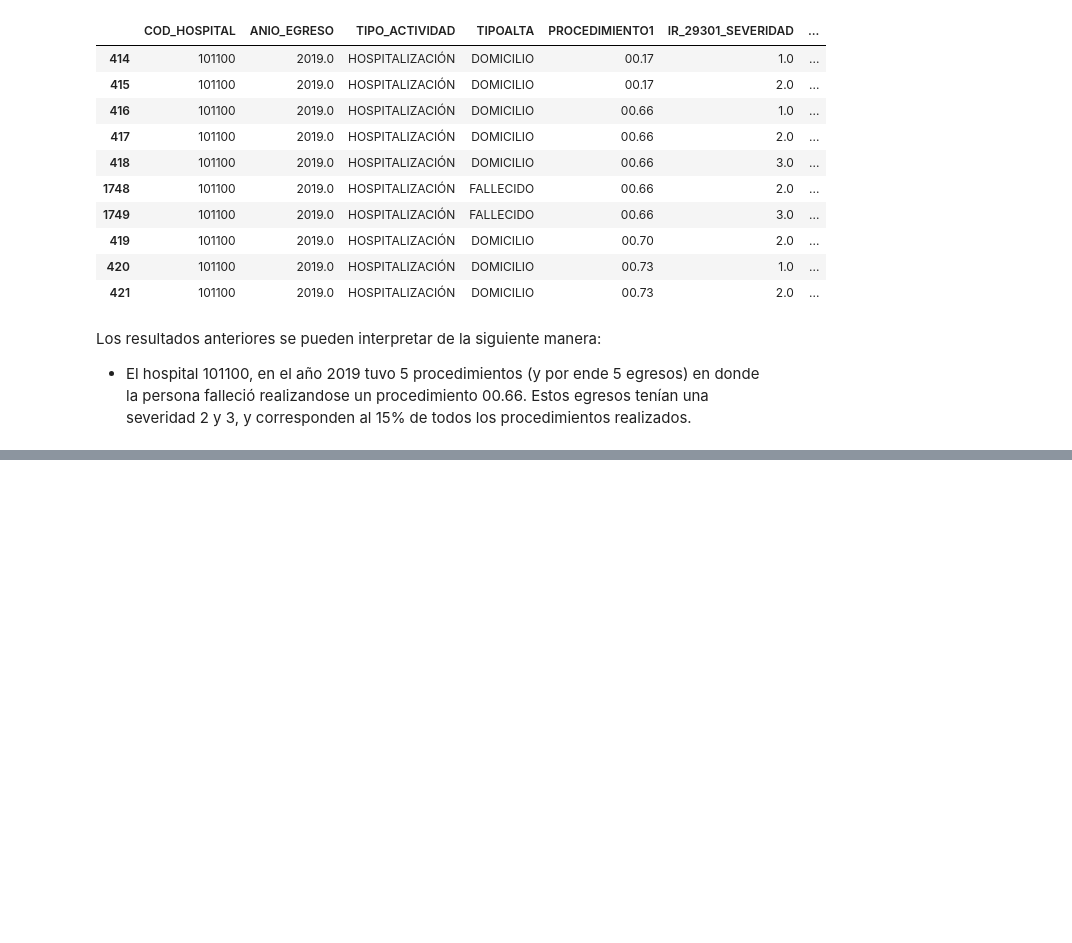
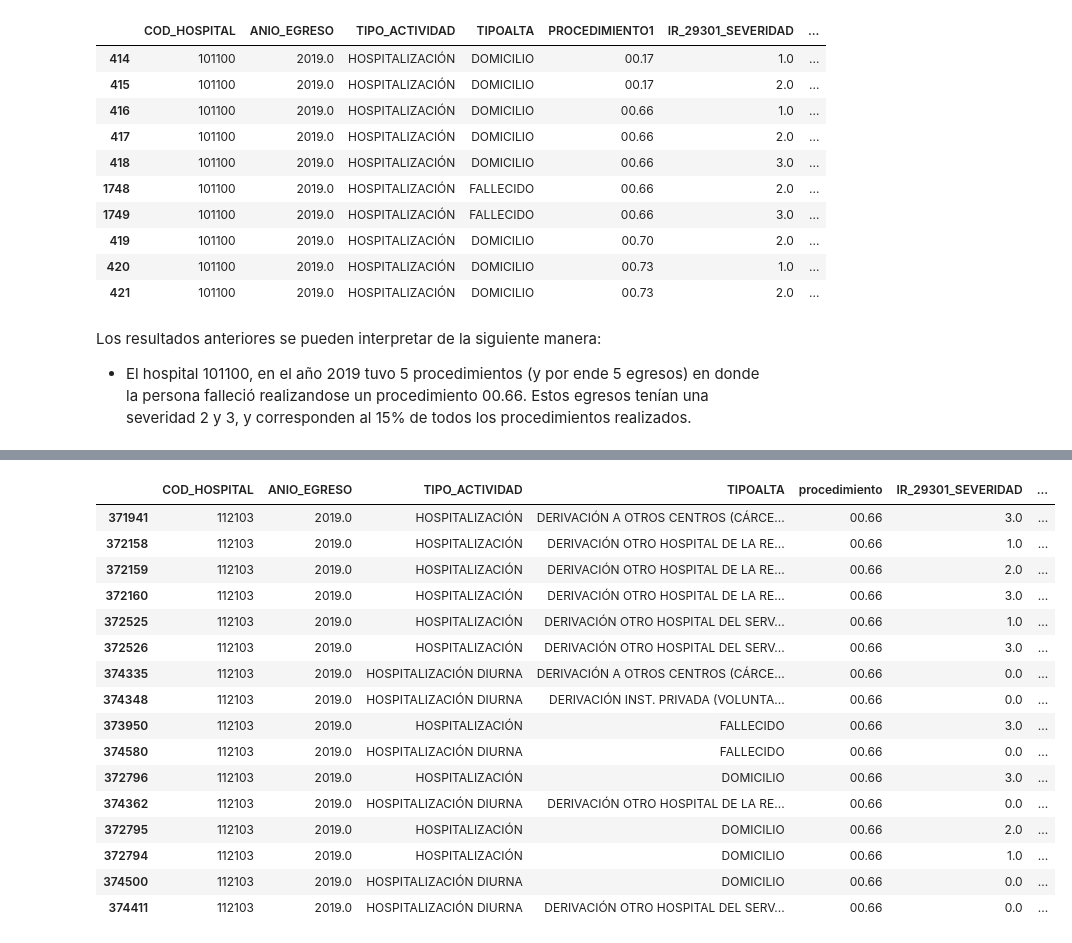
Before and after one commit to JavierRojas14/grd, a Jupyter notebook: notebooks/2.0-jrb-number-of-procedures-per-diagnosis.ipynb, the cells around one changed output, grey strips where cells are left out. Saved outputs shown, nothing was run; the diff lists cells and outputs as text; code cells hidden in the pictures; blank space fills up the shorter version.

```diff
--- a/notebooks/2.0-jrb-number-of-procedures-per-diagnosis.ipynb
+++ b/notebooks/2.0-jrb-number-of-procedures-per-diagnosis.ipynb
@@ -380,3 +393,36 @@ desglose_procedimientos.to_csv(
     sep=";",
     decimal=".",
 )
+# %%
+procedimientos_severidad_y_mortalidad = pd.melt(
+    df_procesada,
+    id_vars=[
+        "COD_HOSPITAL",
+        "ANIO_EGRESO",
+        "TIPO_ACTIVIDAD",
+        "CIP_ENCRIPTADO",
+        "TIPOALTA",
+        "DIAGNOSTICO1",
+        "IR_29301_PESO",
+        "IR_29301_SEVERIDAD",
+    ],
+    value_vars=vars_procedimientos.keys(),
+    value_name="procedimiento",
+)
+# %%
+desglose_procedimientos_2 = procedimientos_severidad_y_mortalidad.groupby(
+    [
+        "COD_HOSPITAL",
+        "ANIO_EGRESO",
+        "TIPO_ACTIVIDAD",
+        "TIPOALTA",
+        "procedimiento",
+        "IR_29301_SEVERIDAD",
+    ]
+).agg(cantidad_procedimientos=("procedimiento", "count"), peso_grd_medio=("IR_29301_PESO", "mean"))
+
+display(desglose_procedimientos_2.head(10))
+
+desglose_procedimientos_2 = desglose_procedimientos_2.reset_index().sort_values(
+    ["COD_HOSPITAL", "ANIO_EGRESO", "cantidad_procedimientos"]
+)
@@ -382,0 +442,20 @@ desglose_procedimientos.to_csv(
+# %%
+desglose_procedimientos_2.query("COD_HOSPITAL == 112103 and procedimiento == '00.66' and ANIO_EGRESO == 2019")
+# %% [output]
+|  | COD_HOSPITAL | ANIO_EGRESO | TIPO_ACTIVIDAD | TIPOALTA | procedimiento | IR_29301_SEVERIDAD | ... |
+| 371941 | 112103 | 2019.0 | HOSPITALIZACIÓN | DERIVACIÓN A OTROS CENTROS (CÁRCE... | 00.66 | 3.0 | ... |
+| 372158 | 112103 | 2019.0 | HOSPITALIZACIÓN | DERIVACIÓN OTRO HOSPITAL DE LA RE... | 00.66 | 1.0 | ... |
+| 372159 | 112103 | 2019.0 | HOSPITALIZACIÓN | DERIVACIÓN OTRO HOSPITAL DE LA RE... | 00.66 | 2.0 | ... |
+| 372160 | 112103 | 2019.0 | HOSPITALIZACIÓN | DERIVACIÓN OTRO HOSPITAL DE LA RE... | 00.66 | 3.0 | ... |
+| 372525 | 112103 | 2019.0 | HOSPITALIZACIÓN | DERIVACIÓN OTRO HOSPITAL DEL SERV... | 00.66 | 1.0 | ... |
+| 372526 | 112103 | 2019.0 | HOSPITALIZACIÓN | DERIVACIÓN OTRO HOSPITAL DEL SERV... | 00.66 | 3.0 | ... |
+| 374335 | 112103 | 2019.0 | HOSPITALIZACIÓN DIURNA | DERIVACIÓN A OTROS CENTROS (CÁRCE... | 00.66 | 0.0 | ... |
+| 374348 | 112103 | 2019.0 | HOSPITALIZACIÓN DIURNA | DERIVACIÓN INST. PRIVADA (VOLUNTA... | 00.66 | 0.0 | ... |
+| 373950 | 112103 | 2019.0 | HOSPITALIZACIÓN | FALLECIDO | 00.66 | 3.0 | ... |
+| 374580 | 112103 | 2019.0 | HOSPITALIZACIÓN DIURNA | FALLECIDO | 00.66 | 0.0 | ... |
+| 372796 | 112103 | 2019.0 | HOSPITALIZACIÓN | DOMICILIO | 00.66 | 3.0 | ... |
+| 374362 | 112103 | 2019.0 | HOSPITALIZACIÓN DIURNA | DERIVACIÓN OTRO HOSPITAL DE LA RE... | 00.66 | 0.0 | ... |
+| 372795 | 112103 | 2019.0 | HOSPITALIZACIÓN | DOMICILIO | 00.66 | 2.0 | ... |
+| 372794 | 112103 | 2019.0 | HOSPITALIZACIÓN | DOMICILIO | 00.66 | 1.0 | ... |
+| 374500 | 112103 | 2019.0 | HOSPITALIZACIÓN DIURNA | DOMICILIO | 00.66 | 0.0 | ... |
+| 374411 | 112103 | 2019.0 | HOSPITALIZACIÓN DIURNA | DERIVACIÓN OTRO HOSPITAL DEL SERV... | 00.66 | 0.0 | ... |
```
Also changed, not shown: parts of 12 cells of this notebook.
